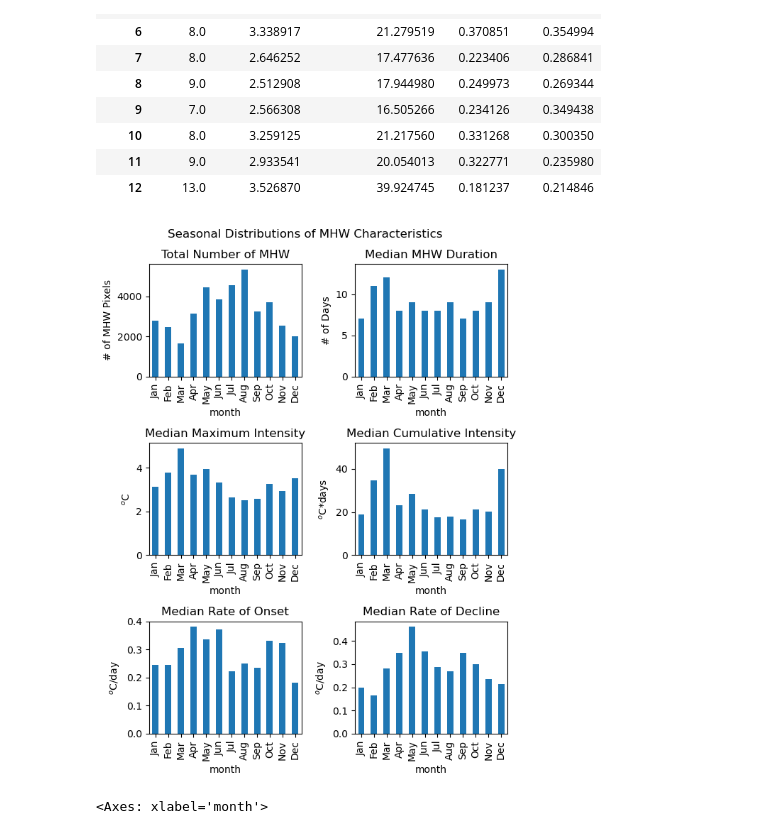
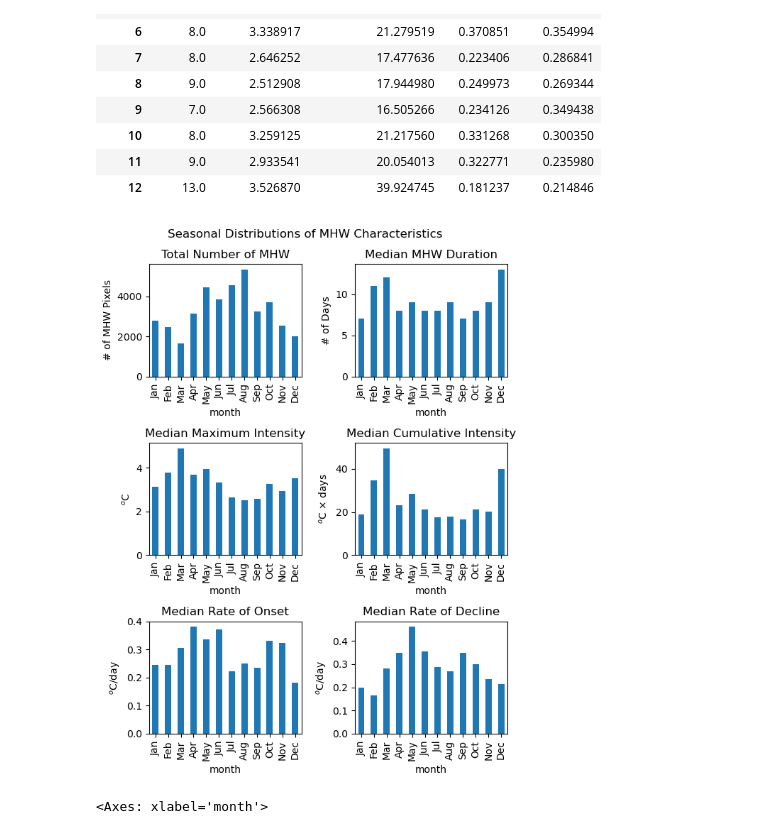
Before and after one commit to rwegener2/chesapeake_mhw, a Jupyter notebook: notebooks/LongTermTrends_MHW.ipynb, the cells around one changed output. Drawn from its saved outputs; the diff is of its cells as text; code cells hidden in the pictures.

```diff
--- a/notebooks/LongTermTrends_MHW.ipynb
+++ b/notebooks/LongTermTrends_MHW.ipynb
@@ -139,35 +139,35 @@ fig.suptitle('Seasonal Distributions of MHW Characteristics')
 occurences.plot(ax=axes[0, 0], kind='bar', title='Total Number of MHW')
 axes[0, 0].set_ylabel('# of MHW Pixels')
 
 avgs.duration.plot(ax=axes[0, 1], kind='bar', title='Median MHW Duration')
 axes[0, 1].set_ylabel('# of Days')
 
 avgs.intensity_max.plot(ax=axes[1, 0], kind='bar', title='Median Maximum Intensity')
 axes[1, 0].set_ylabel('$^o$C')
 
 avgs.intensity_cumulative.plot(ax=axes[1, 1], kind='bar',
                                title='Median Cumulative Intensity')
-axes[1, 1].set_ylabel('$^o$C*days')
+axes[1, 1].set_ylabel(r'$^o$C $\times$ days')
 
 avgs.rate_onset.plot(ax=axes[2, 0], kind='bar', title='Median Rate of Onset')
 axes[2, 0].set_ylabel('$^o$C/day')
 
 avgs.rate_decline.plot(ax=axes[2, 1], kind='bar', title='Median Rate of Decline')
 axes[2, 1].set_ylabel('$^o$C/day')
 
 months = ['Jan', 'Feb', 'Mar', 'Apr', 'May', 'Jun', 'Jul', 'Aug', 'Sep',
           'Oct', 'Nov', 'Dec']
 for ax in axes.flatten():
     ax.set_xticks(np.linspace(0, 11, 12))
     ax.set_xticklabels(months)
 
 plt.tight_layout()
 
 if SAVE_FIGS:
     plt.savefig(os.path.join(REPO_ROOT, 'figures', 'seasonality.pdf'), dpi=450,
                 bbox_inches='tight')
 # %% [output]
-[figure, old version]
+[figure, new version]
 # %%
 avgs.duration.plot()
 # %% [output]
```
Also changed, not shown: 3 other files.
